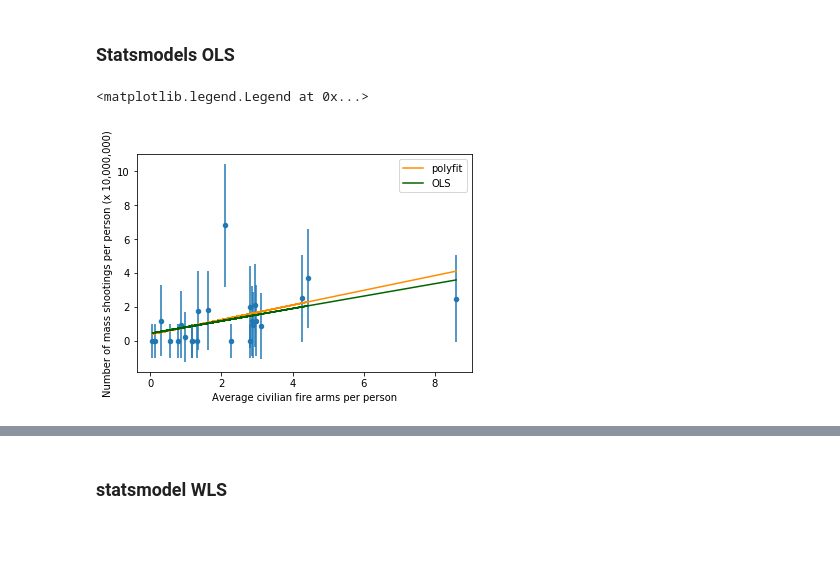
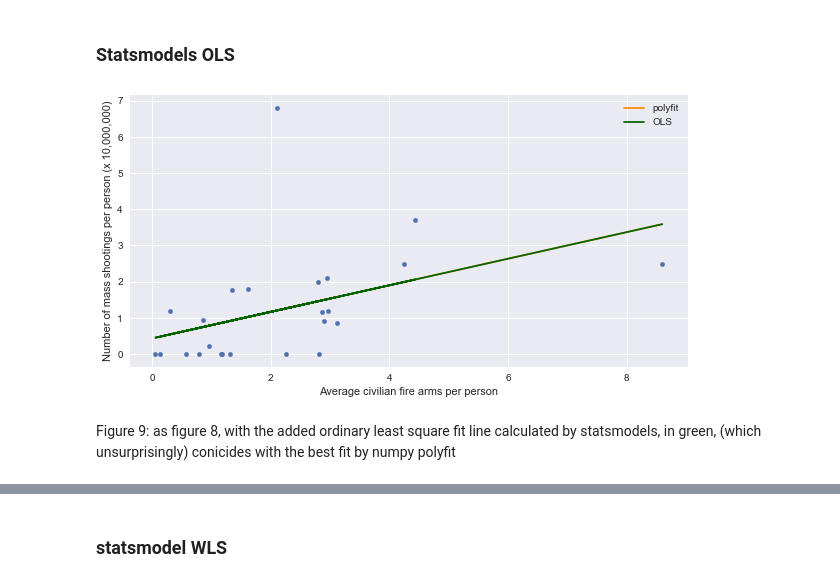
Before and after one commit to fedhere/PUI2017_fb55, a Jupyter notebook: HW5_fb55/Assignment3_solution.ipynb, the cells around one changed output, grey strips where cells are left out. Cells and saved outputs as stored; diff of their text form; code cells hidden in the pictures; blank space fills up the shorter version.

```diff
--- a/HW5_fb55/Assignment3_solution.ipynb
+++ b/HW5_fb55/Assignment3_solution.ipynb
@@ -590,15 +596,19 @@ print ("polyfit coefficients:", polyfit_coeffs)
 ### Statsmodels OLS
 # %%
 modelOLS = st.OLS(exog=st.add_constant(df_.x), endog=df_.y).fit()
-ax = df_.plot.scatter(x="x", y="y", yerr=df_.yerr)
-ax.plot(df_.x, polyfit_coeffs[0] + polyfit_coeffs[1] * df_.x, '-', color='DarkOrange', label="polyfit")
+
+fig = pl.figure(figsize=(10,5))
+ax = fig.add_subplot(111)
+df_.plot.scatter(x="x", y="y", ax=ax)
+ax.plot(df_.x, polyfit_coeffs[1] + polyfit_coeffs[0] * df_.x, '-', color='DarkOrange', label="polyfit")
 ax.plot(df_.x, modelOLS.fittedvalues, color="DarkGreen", label="OLS")
 ax.set_ylabel("Number of mass shootings per person (x 10,000,000)")
 ax.set_xlabel("Average civilian fire arms per person")
-pl.legend()
+pl.legend();
 # %% [output]
-<matplotlib.legend.Legend at 0x...>
-[figure, old version]
+[figure, new version]
+# %% [markdown]
+Figure 9: as figure 8, with the added ordinary least square fit line calculated by statsmodels, in green, (which unsurprisingly) conicides with the best fit by numpy polyfit
 # %%
 modelOLS.summary()
 # %% [output]
```
Also changed, not shown: parts of 20 cells of this notebook.
